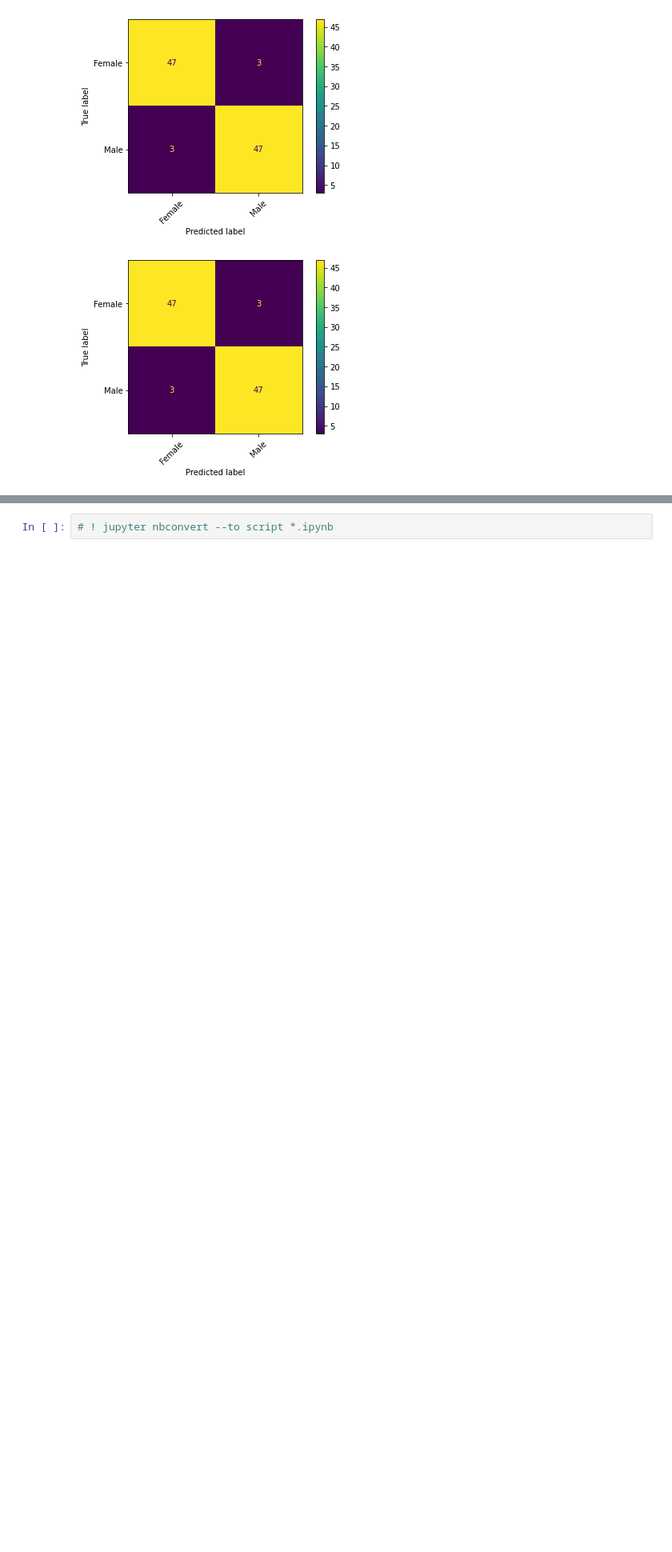
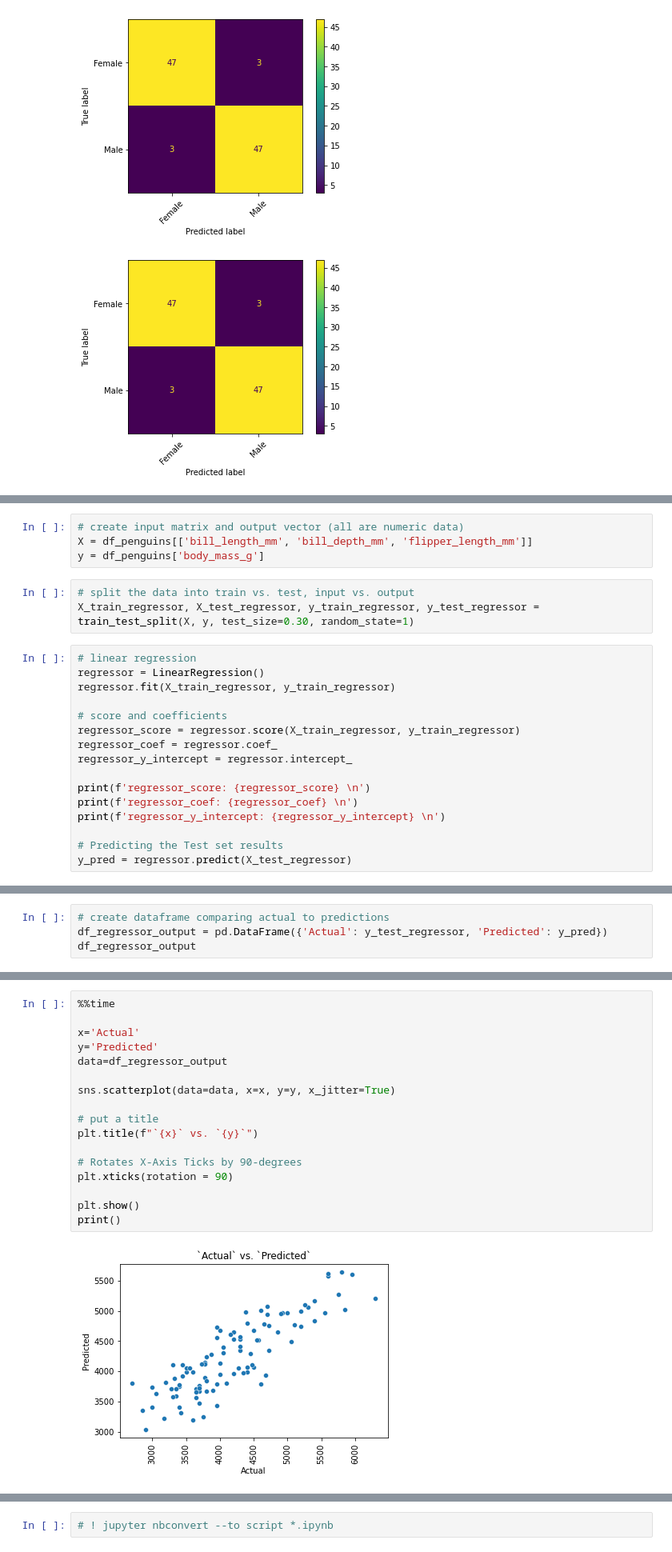
Before and after one commit to pkgit123/sklearn-tree-penguins, a Jupyter notebook: decision-tree-example-penguins.ipynb, the cells around one changed output, grey strips where cells are left out. Shown at 80% size. Saved outputs shown, nothing was run; the diff lists cells and outputs as text; blank space fills up the shorter version.

```diff
--- a/decision-tree-example-penguins.ipynb
+++ b/decision-tree-example-penguins.ipynb
@@ -839,0 +856,23 @@ print()
+# %%
+# create input matrix and output vector (all are numeric data)
+X = df_penguins[['bill_length_mm', 'bill_depth_mm', 'flipper_length_mm']]
+y = df_penguins['body_mass_g']
+# %%
+# split the data into train vs. test, input vs. output
+X_train_regressor, X_test_regressor, y_train_regressor, y_test_regressor = train_test_split(X, y, test_size=0.30, random_state=1)
+# %%
+# linear regression
+regressor = LinearRegression()
+regressor.fit(X_train_regressor, y_train_regressor)
+
+# score and coefficients
+regressor_score = regressor.score(X_train_regressor, y_train_regressor)
+regressor_coef = regressor.coef_
+regressor_y_intercept = regressor.intercept_
+
+print(f'regressor_score: {regressor_score} \n')
+print(f'regressor_coef: {regressor_coef} \n')
+print(f'regressor_y_intercept: {regressor_y_intercept} \n')
+
+# Predicting the Test set results
+y_pred = regressor.predict(X_test_regressor)
@@ -839,0 +906,4 @@ print()
+# %%
+# create dataframe comparing actual to predictions
+df_regressor_output = pd.DataFrame({'Actual': y_test_regressor, 'Predicted': y_pred})
+df_regressor_output
@@ -839,0 +924,19 @@ print()
+# %%
+%%time
+
+x='Actual'
+y='Predicted'
+data=df_regressor_output
+
+sns.scatterplot(data=data, x=x, y=y, x_jitter=True)
+
+# put a title
+plt.title(f"`{x}` vs. `{y}`")
+
+# Rotates X-Axis Ticks by 90-degrees
+plt.xticks(rotation = 90)
+
+plt.show()
+print()
+# %% [output]
+[figure, added]
```
Also changed, not shown: parts of 7 cells of this notebook.
